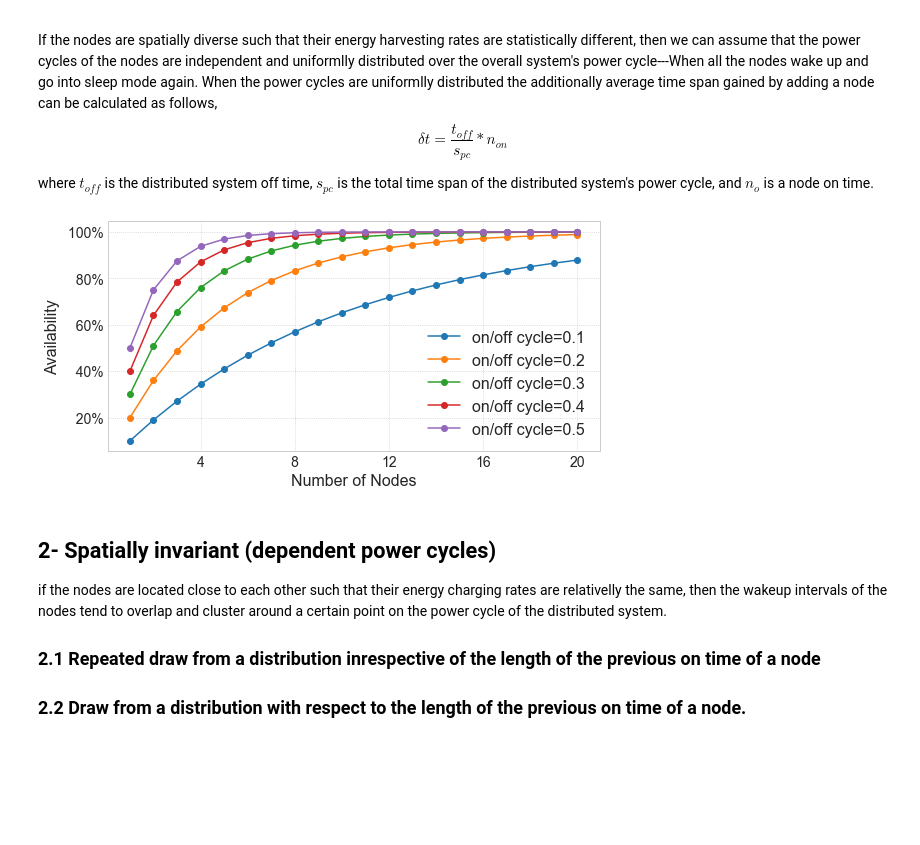
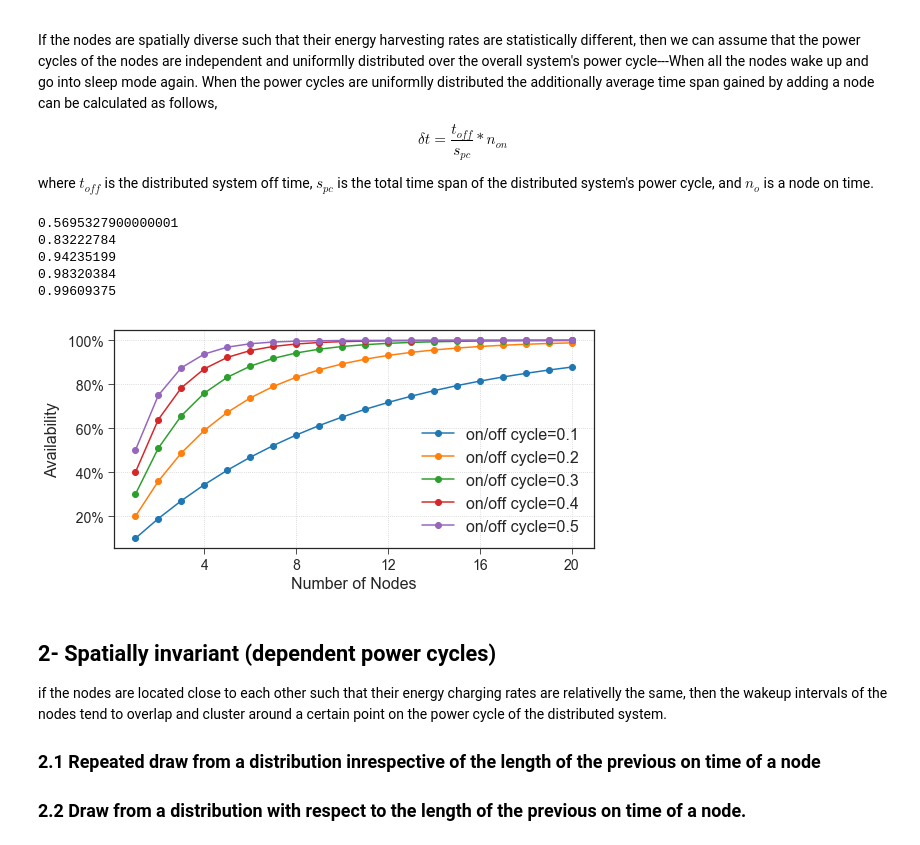
Before and after one commit to amjadmajid/Distributed-Batteryless-Microphone, a Jupyter notebook: scripts/plottingScripts/DistributedIntermittentSystemsModeling.ipynb, the cells around one changed output. Drawn from its saved outputs; the diff is of its cells as text; code cells hidden in the pictures; blank space fills up the shorter version.

````diff
--- a/scripts/plottingScripts/DistributedIntermittentSystemsModeling.ipynb
+++ b/scripts/plottingScripts/DistributedIntermittentSystemsModeling.ipynb
@@ -14,7 +14,9 @@ where $t_{off}$ is the distributed system off time, $s_{pc}$ is the total time s
 import matplotlib.ticker as ticker
 import matplotlib.pyplot as plt
 import numpy as np
-plt.style.use('seaborn-whitegrid')
+plt.style.use('seaborn-ticks')
+
+%matplotlib inline
 
 # ```
 # ndc = X ; a random variable drown from a normal distribution with a mean of $O_c$ and std of $whatever$
@@ -38,40 +40,47 @@ def tot(n,ndc):
     coverage=[]
     for i in range(n):
 #         t = (1 - t) * (np.random.randn() * (ndc/4.) + ndc) +t
-        t = (1 - t) * ndc +t
+        t = t + (1 - t) * ndc
+        if i == 7:
+            print(t)
         coverage.append(t)
 #         if i % 10 == 0:
 #             print(t)
     return coverage
 
 fig, ax1 = plt.subplots(figsize=(8,4))
 
 for ndc in np.arange(0.1,0.6,0.1):
     ax1.plot(range(1,n+1), tot(n,ndc), '-o', label="on/off cycle={:0.1f}".format(ndc))
 
 ax1.xaxis.set_major_locator(ticker.FixedLocator(np.arange(0,21,4)))
 #
 #Format the x axis labels
 
 y1Locs = np.arange(-0,2+0.1,step=0.1)
 y1Value = np.around(np.arange(0,2+0.1,step=0.1), decimals=1)
 
 def funcFormatter(val, idx):
     return "{:4d}%".format(int(val*100))
 
 ax1.grid(linestyle=':')
 ax1.legend( fontsize=fontSize)
 plt.xlabel('Number of Nodes',  fontsize=fontSize)
 plt.ylabel('Availability',  fontsize=fontSize)
 
 ax1.yaxis.set_major_formatter(ticker.FuncFormatter(funcFormatter))
 
 ax1.tick_params(axis='both', which='major', labelsize=14)
 
 plt.tight_layout()
-plt.savefig('figures/cisModel.eps')
+plt.savefig('../../paper/figures/cisModel.eps')
 # %% [output]
+0.5695327900000001
+0.83222784
+0.94235199
+0.98320384
+0.99609375
-[figure, old version]
+[figure, new version]
 # %% [markdown]
 ## 2- Spatially invariant (dependent power cycles)
 if the nodes are located close to each other such that their energy charging rates are relativelly the same, then the wakeup intervals of the nodes tend to overlap and cluster around a certain point on the power cycle of the distributed system.
````
Also changed, not shown: 47 other files.
